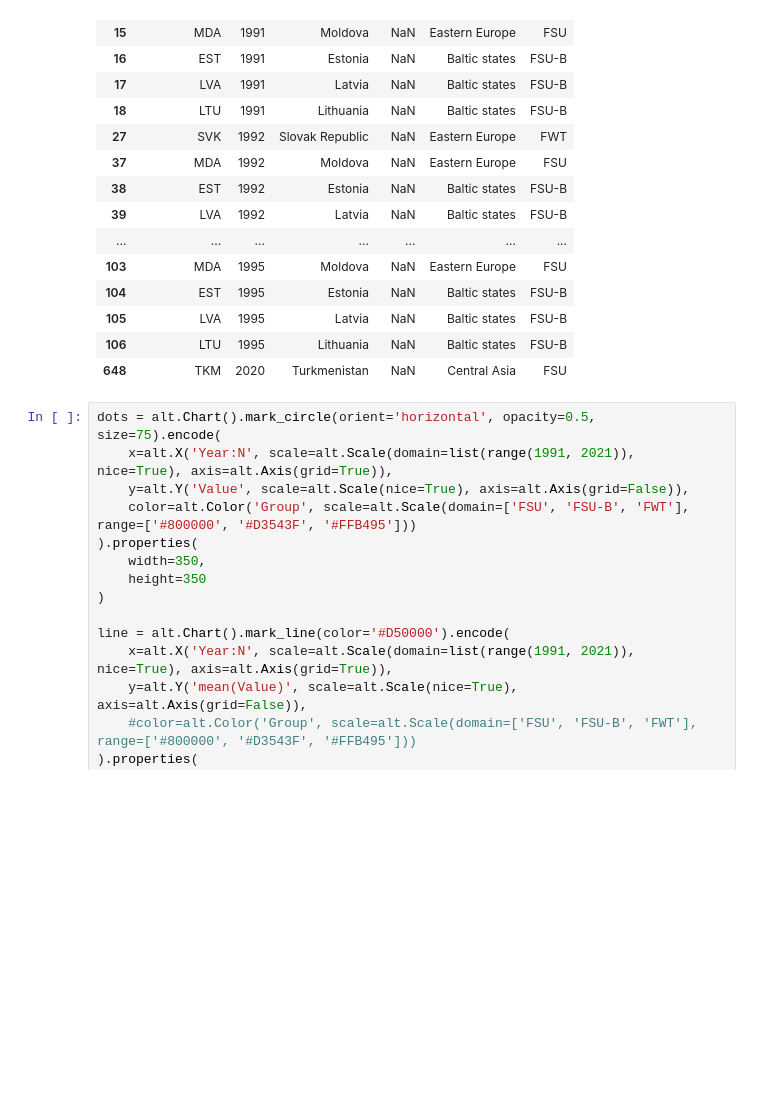
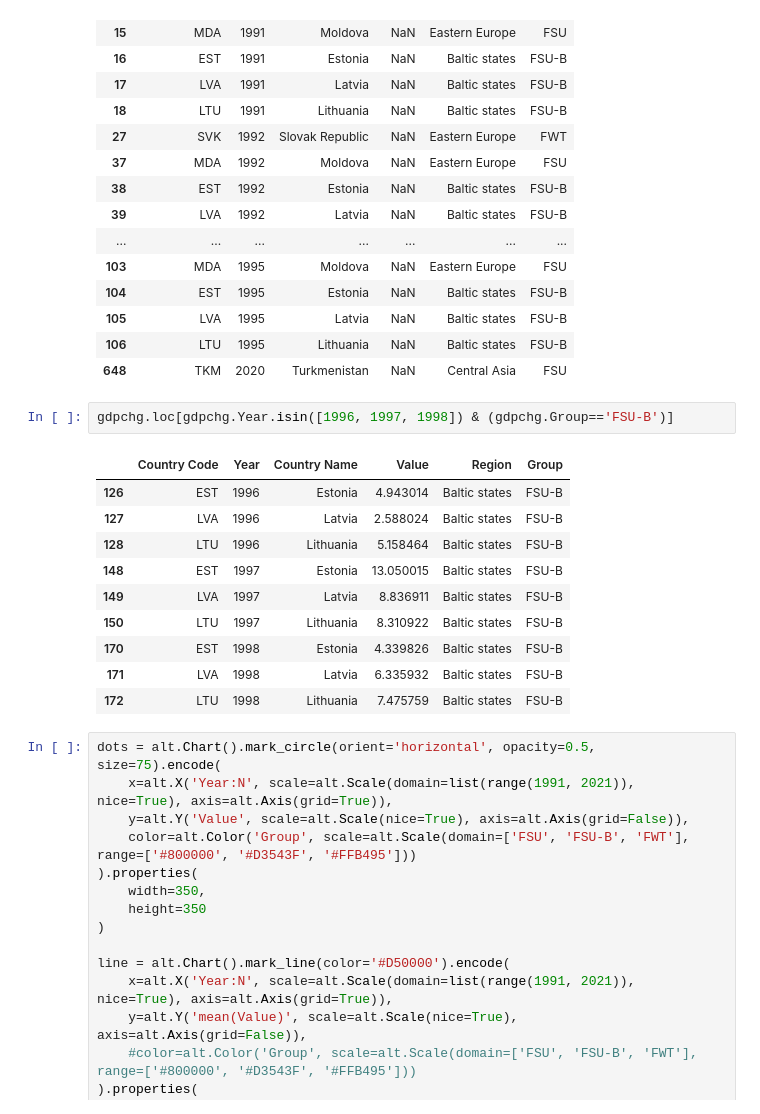
Before and after one commit to d2ski/fsu-fwt-development, a Jupyter notebook: explore.ipynb, the cells around one changed output. Saved outputs shown, nothing was run; the diff lists cells and outputs as text; blank space fills up the shorter version.

```diff
--- a/explore.ipynb
+++ b/explore.ipynb
@@ -747,6 +749,19 @@ gdpchg.loc[gdpchg.Value.isna()]
 | 105 | LVA | 1995 | Latvia | NaN | Baltic states | FSU-B |
 | 106 | LTU | 1995 | Lithuania | NaN | Baltic states | FSU-B |
 | 648 | TKM | 2020 | Turkmenistan | NaN | Central Asia | FSU |
+# %%
+gdpchg.loc[gdpchg.Year.isin([1996, 1997, 1998]) & (gdpchg.Group=='FSU-B')]
+# %% [output]
+|  | Country Code | Year | Country Name | Value | Region | Group |
+| 126 | EST | 1996 | Estonia | 4.943014 | Baltic states | FSU-B |
+| 127 | LVA | 1996 | Latvia | 2.588024 | Baltic states | FSU-B |
+| 128 | LTU | 1996 | Lithuania | 5.158464 | Baltic states | FSU-B |
+| 148 | EST | 1997 | Estonia | 13.050015 | Baltic states | FSU-B |
+| 149 | LVA | 1997 | Latvia | 8.836911 | Baltic states | FSU-B |
+| 150 | LTU | 1997 | Lithuania | 8.310922 | Baltic states | FSU-B |
+| 170 | EST | 1998 | Estonia | 4.339826 | Baltic states | FSU-B |
+| 171 | LVA | 1998 | Latvia | 6.335932 | Baltic states | FSU-B |
+| 172 | LTU | 1998 | Lithuania | 7.475759 | Baltic states | FSU-B |
 # %%
 dots = alt.Chart().mark_circle(orient='horizontal', opacity=0.5, size=75).encode(
     x=alt.X('Year:N', scale=alt.Scale(domain=list(range(1991, 2021)), nice=True), axis=alt.Axis(grid=True)),
```
Also changed, not shown: parts of 15 cells of this notebook, 1 other file.
